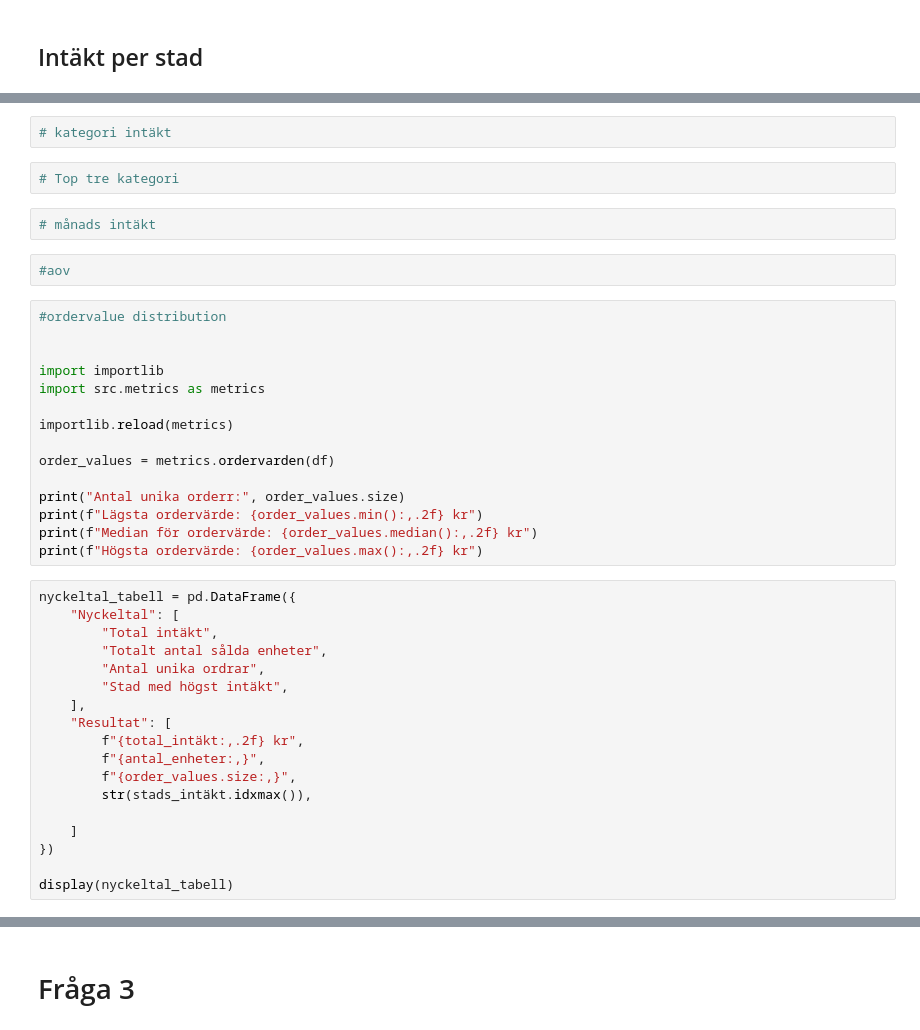
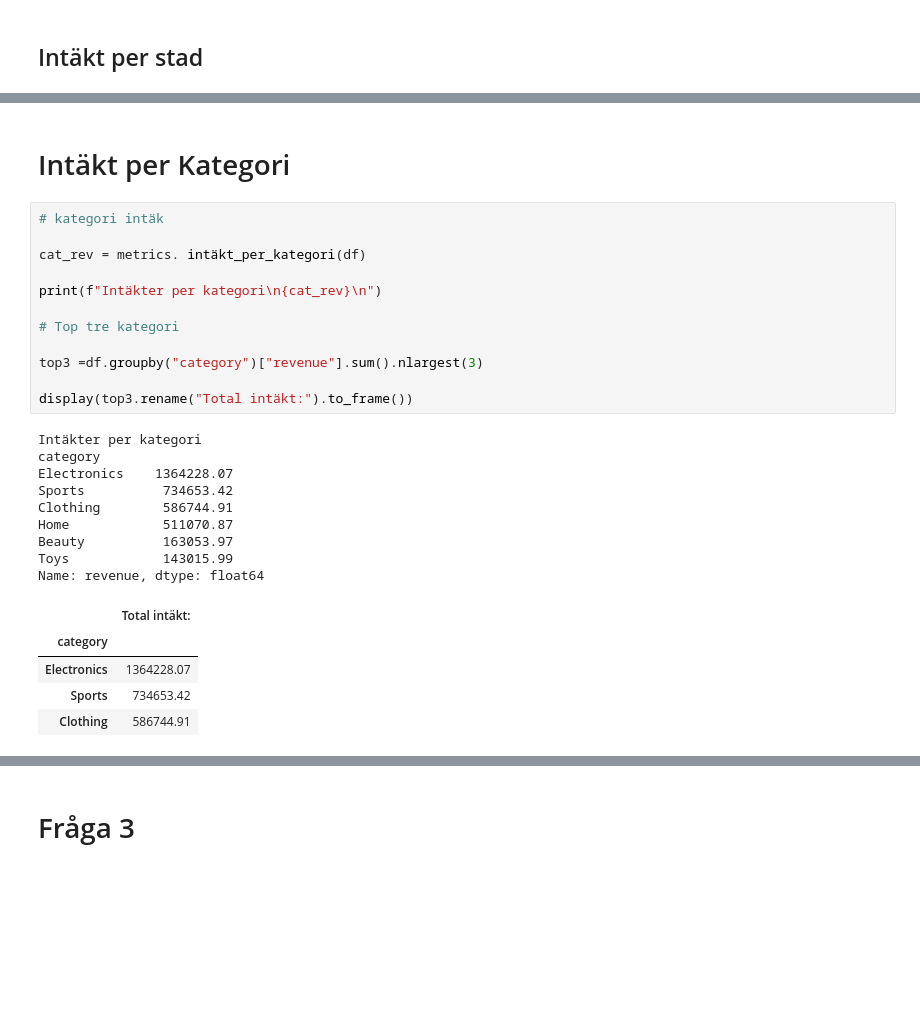
Before and after one commit to SelviKumarasamy/E_Handel_Analysis_Group5, a Jupyter notebook: notebooks/report.ipynb, the cells around one changed output, grey strips where cells are left out. Saved outputs shown, nothing was run; the diff lists cells and outputs as text; blank space fills up the shorter version.

```diff
--- a/notebooks/report.ipynb
+++ b/notebooks/report.ipynb
@@ -82,41 +114,29 @@ display(stads_intäkt_tabell)
+# %% [markdown]
+# Intäkt per Kategori
 # %%
-# kategori intäkt
+# kategori intäk
+
+cat_rev = metrics. intäkt_per_kategori(df)
+
+print(f"Intäkter per kategori\n{cat_rev}\n")
+
+# Top tre kategori
+
+top3 =df.groupby("category")["revenue"].sum().nlargest(3)
+
+display(top3.rename("Total intäkt:").to_frame())
+# %% [output]
+Intäkter per kategori
+category
+Electronics    1364228.07
+Sports          734653.42
+Clothing        586744.91
+Home            511070.87
+Beauty          163053.97
+Toys            143015.99
+Name: revenue, dtype: float64
+|  | Total intäkt: |
+| category |  |
+| Electronics | 1364228.07 |
+| Sports | 734653.42 |
+| Clothing | 586744.91 |
-# %%
-# Top tre kategori
-# %%
-# månads intäkt
-# %%
-#aov
-# %%
-#ordervalue distribution
-
-
-import importlib
-import src.metrics as metrics
-
-importlib.reload(metrics)
-
-order_values = metrics.ordervarden(df)
-
-print("Antal unika orderr:", order_values.size)
-print(f"Lägsta ordervärde: {order_values.min():,.2f} kr")
-print(f"Median för ordervärde: {order_values.median():,.2f} kr")
-print(f"Högsta ordervärde: {order_values.max():,.2f} kr")
-# %%
-nyckeltal_tabell = pd.DataFrame({
-    "Nyckeltal": [
-        "Total intäkt",
-        "Totalt antal sålda enheter",
-        "Antal unika ordrar",
-        "Stad med högst intäkt",
-    ],
-    "Resultat": [
-        f"{total_intäkt:,.2f} kr",
-        f"{antal_enheter:,}",
-        f"{order_values.size:,}",
-        str(stads_intäkt.idxmax()),
-
-    ]
-})
-
-display(nyckeltal_tabell)
```
Also changed, not shown: parts of 31 cells of this notebook, 4 other files.
